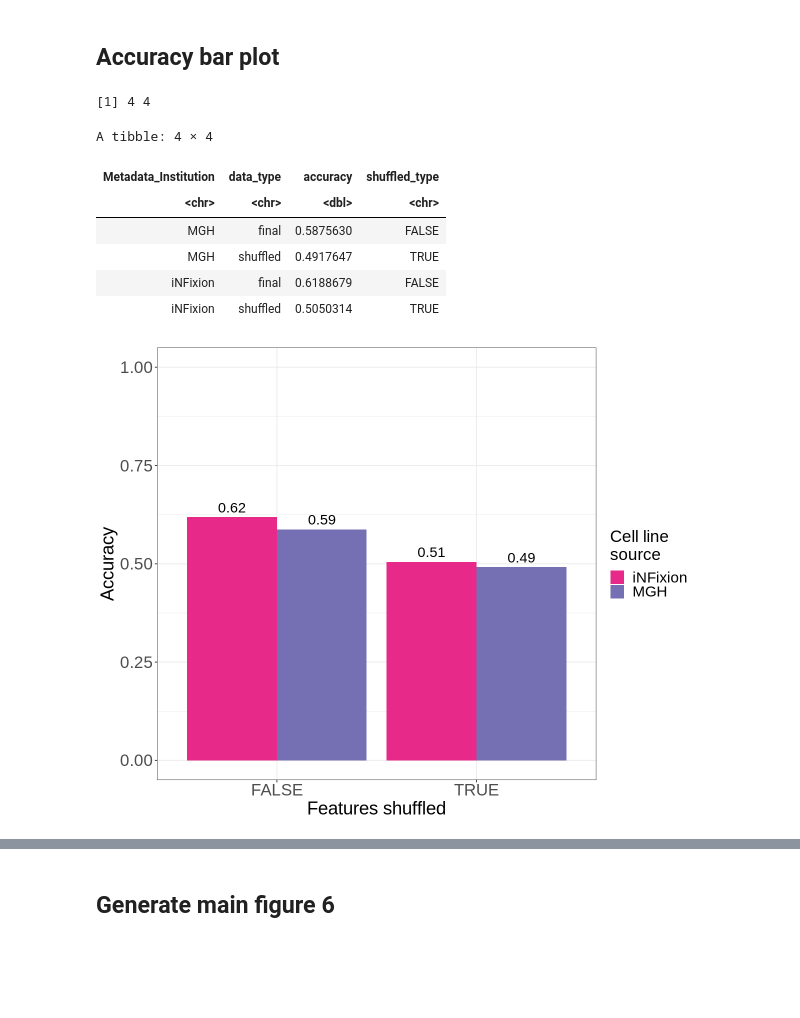
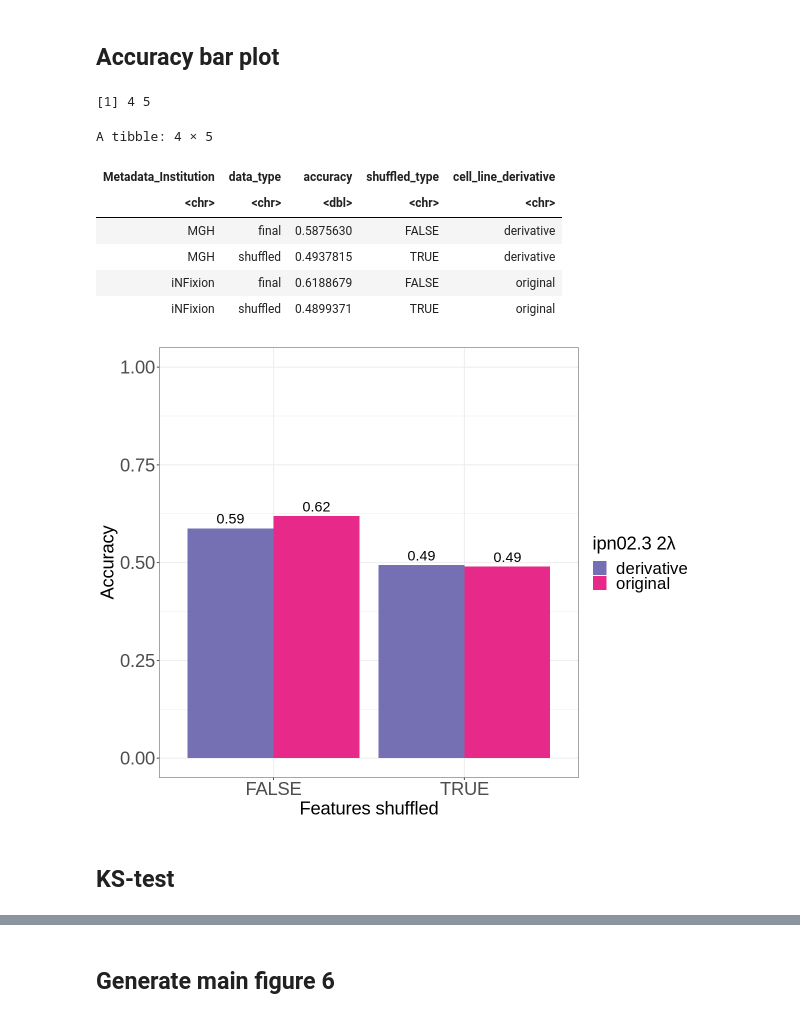
Before and after one commit to mtalbot-texas/nf1_schwann_cell_morphology_signature, a Jupyter notebook: 4.figures/main_figure_6/main_figure_6.ipynb, the cells around one changed output, grey strips where cells are left out. Drawn from its saved outputs; the diff is of its cells as text; code cells hidden in the pictures; blank space fills up the shorter version.

```diff
--- a/4.figures/main_figure_6/main_figure_6.ipynb
+++ b/4.figures/main_figure_6/main_figure_6.ipynb
@@ -186,59 +198,65 @@ accuracy_results_df <- arrow::read_parquet(accuracy_results_file)
 accuracy_results_df <- accuracy_results_df %>%
   mutate(shuffled_type = ifelse(grepl("^shuffled", data_type), "TRUE", "FALSE"))
 
+# Add new column for cell line derivative
+accuracy_results_df <- accuracy_results_df %>%
+    mutate(cell_line_derivative = ifelse(Metadata_Institution == "iNFixion", "original", ifelse(Metadata_Institution == "MGH", "derivative", NA)))
+
 dim(accuracy_results_df)
 head(accuracy_results_df)
 # %% [output]
-[1] 4 4
+[1] 4 5
-A tibble: 4 × 4
+A tibble: 4 × 5
-| Metadata_Institution | data_type | accuracy | shuffled_type |
-| <chr> | <chr> | <dbl> | <chr> |
-| MGH | final | 0.5875630 | FALSE |
-| MGH | shuffled | 0.4917647 | TRUE |
-| iNFixion | final | 0.6188679 | FALSE |
-| iNFixion | shuffled | 0.5050314 | TRUE |
+| Metadata_Institution | data_type | accuracy | shuffled_type | cell_line_derivative |
+| <chr> | <chr> | <dbl> | <chr> | <chr> |
+| MGH | final | 0.5875630 | FALSE | derivative |
+| MGH | shuffled | 0.4937815 | TRUE | derivative |
+| iNFixion | final | 0.6188679 | FALSE | original |
+| iNFixion | shuffled | 0.4899371 | TRUE | original |
 # %%
 width <- 10
 height <- 8
 options(repr.plot.width = width, repr.plot.height = height)
 # bar plot of the accuracy scores
 accuracy_score_plot <- (
-    ggplot(accuracy_results_df, aes(x = shuffled_type, y = accuracy, fill = Metadata_Institution))
+    ggplot(accuracy_results_df, aes(x = shuffled_type, y = accuracy, fill = cell_line_derivative))
     + geom_bar(stat = "identity", position = "dodge")
 
     # Add text labels for accuracy scores on top of bars
     + geom_text(
         aes(label = sprintf("%.2f", accuracy)),
         position = position_dodge(width = 0.9),
         vjust = -0.5,
         size = 6
     )
 
     + ylim(0, 1)
     + theme_bw()
     + ylab("Accuracy")
     + xlab("Features shuffled")
     # change the legend title
-    + labs(fill = "Cell line\nsource")
+    + labs(fill = "ipn02.3 2λ")
     # change the colours
     + scale_fill_manual(values = c(
-        "iNFixion" = brewer.pal(8, "Dark2")[4],
-        "MGH" = brewer.pal(8, "Dark2")[3]
+        "original" = brewer.pal(8, "Dark2")[4],
+        "derivative" = brewer.pal(8, "Dark2")[3]
     ))
     # change the text size
     + theme(
         # x and y axis text size
-        axis.text.x = element_text(size = 20),
-        axis.text.y = element_text(size = 20),
+        axis.text.x = element_text(size = 22),
+        axis.text.y = element_text(size = 22),
         # x and y axis title size
         axis.title.x = element_text(size = 22),
         axis.title.y = element_text(size = 22),
         # legend text size
-        legend.text = element_text(size = 18),
-        legend.title = element_text(size = 20),
+        legend.text = element_text(size = 20),
+        legend.title = element_text(size = 22),
     )
 )
 
 accuracy_score_plot
 # %% [output]
-[figure, old version]
+[figure, new version]
+# %% [markdown]
+## KS-test
```
Also changed, not shown: parts of 15 cells of this notebook, 6 other files.
